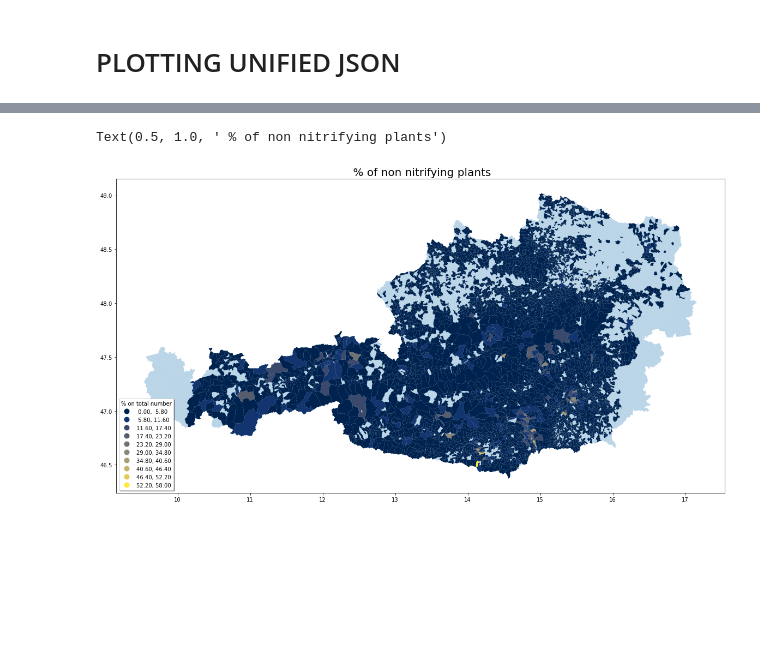
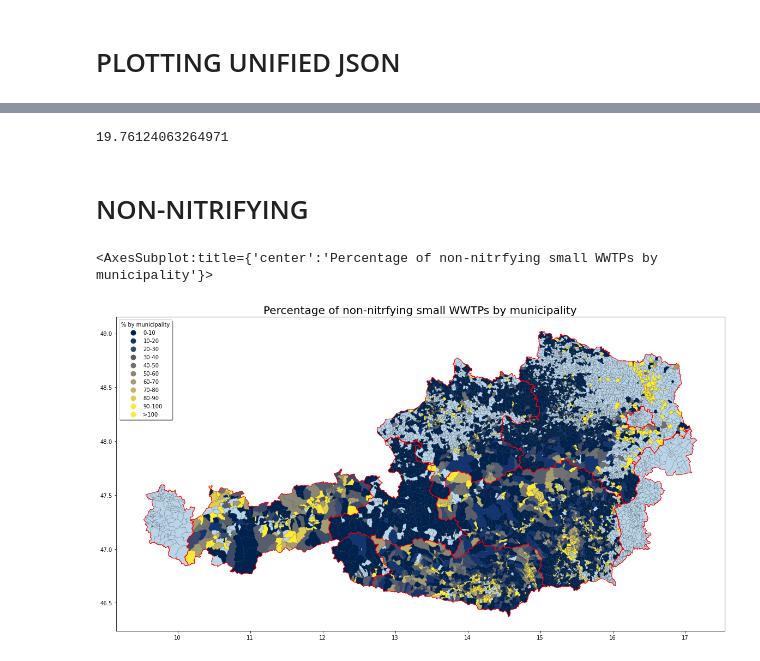
Before and after one commit to anakarpow/Locating-small-wastewater-systems-in-Austria, a Jupyter notebook: unify_plot.ipynb, the cells around one changed output, grey strips where cells are left out. Cells and saved outputs as stored; diff of their text form; code cells hidden in the pictures; blank space fills up the shorter version.

```diff
--- a/unify_plot.ipynb
+++ b/unify_plot.ipynb
@@ -49,0 +41,5 @@ plot(data,basemap,'non-nitrifying','no_nitri' )
+# %%
+#BLs=basemap.dissolve(by='BL')
+#BLs.geometry.boundary.plot()
+#BLs.to_file('plotting_data/BL_bounds.gpkg',driver='GPKG')
+BLs=geopandas.read_file('plotting_data/BL_bounds.gpkg')
@@ -78,9 +68,28 @@ ax.set_title('Austria: mean age of infrastructure', fontsize=20)
+# %%
+#percentage of non-nitriin total
+data.PE_nonitri.sum()/data.sum_PE.sum()*100
+# %% [output]
+19.76124063264971
+# %% [markdown]
+# NON-NITRIFYING
 # %%
-#plot for old infrastructure density. % of non nitrifying palnts per KG
+#plot for old infrastructure density.
 fig,ax=plt.subplots(1,figsize=(20,30))
 basemap.plot(ax=ax, alpha=0.3)
-data.plot(column='no_nitri', ax=ax,legend=True,scheme='equal_interval',cmap='cividis', k=10, legend_kwds={'loc':'lower left', 'shadow':'True','title':'% on total number'})
-ax.set_title(' % of non nitrifying plants', fontsize=20)
+data.plot(column='%before_reg', ax=ax,legend=True,scheme='user_defined',classification_kwds={'bins':[10,20,30,40,50,60,70,80,90,100,900]},cmap='cividis', k=10, legend_kwds={'loc':'upper left', 'shadow':'True','title':'% by municipality'})
+ax.set_title('Percentage of non-nitrIfying small WWTPs by municipality', fontsize=20)
+
+leg_labes=['0-10','10-20','20-30','30-40','40-50','50-60','60-70','70-80','80-90','90-100','>100']
+leg=ax.get_legend()
+for text, label in zip(leg.get_texts(), leg_labes):
+    text.set_text(label)
+
+
+#plot KG boundaries
+basemap.geometry.boundary.plot(edgecolor='k', linewidth=0.1, ax=ax)
+
+#print BL boundary
+BLs.geometry.boundary.plot(edgecolor='r', linewidth=1, ax=ax)
 # %% [output]
-Text(0.5, 1.0, ' % of non nitrifying plants')
+<AxesSubplot:title={'center':'Percentage of non-nitrfying small WWTPs by municipality'}>
-[figure, old version]
+[figure, new version]
```
Also changed, not shown: parts of 16 cells of this notebook, 3 other files.
